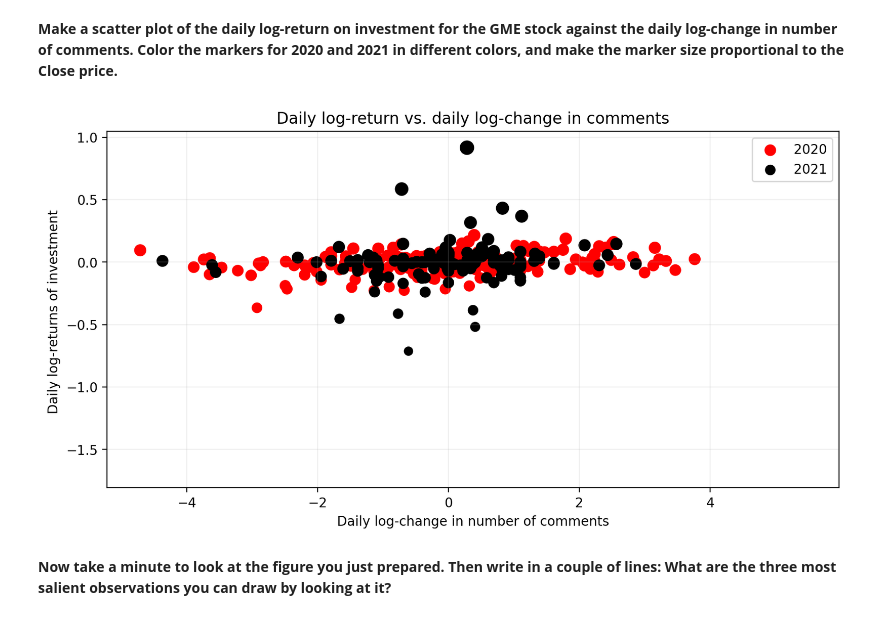
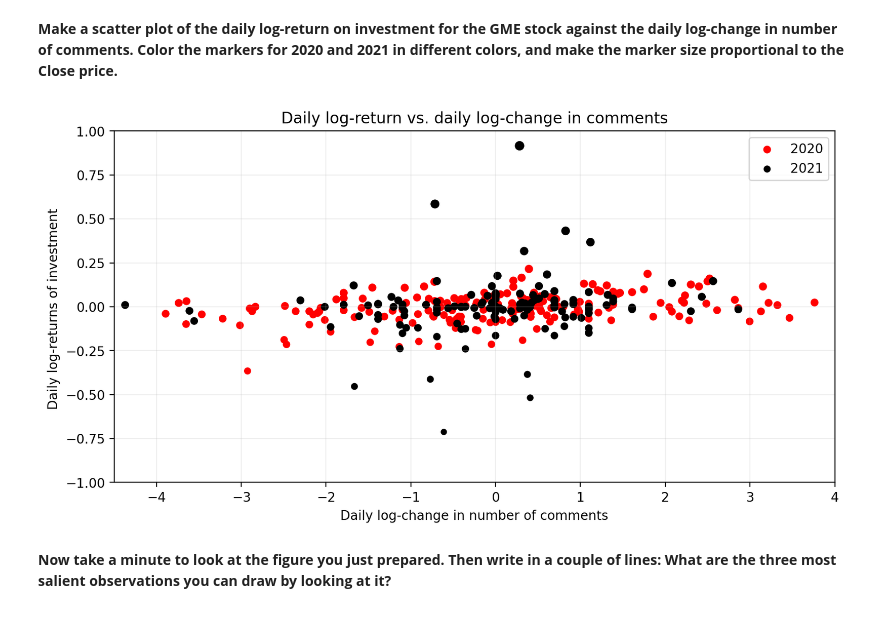
Before and after one commit to TECH-yufu/comsocsci2022-assignment-1, a Jupyter notebook: Assignment1.ipynb, the cells around one changed output. Cells and saved outputs as stored; diff of their text form; code cells hidden in the pictures.

```diff
--- a/Assignment1.ipynb
+++ b/Assignment1.ipynb
@@ -172,23 +172,25 @@ The function stats.pearsonr outputs (correlation coefficient, p-value). The p-va
 # %%
 data = pd.concat([log_daily_returns, log_daily_comments],axis=1)
 
 min_close = np.min(data.Close)
 max_close = np.max(data.Close)
 
-scale = 100
+scale = 40
 data_norm = (data.Close - min_close) / (max_close - min_close)
 colors = {2020:'r', 2021:'k'}
 fig, ax = plt.subplots(figsize=(10,5), dpi=200)
 plt.scatter(data.id[data.id.index.year == 2020], data.Close[data.id.index.year == 2020], c=data[data.id.index.year == 2020].index.year.map(colors), s=data_norm[data.id.index.year == 2020]*scale, label='2020')
 plt.scatter(data.id[data.id.index.year == 2021], data.Close[data.id.index.year == 2021], c=data[data.id.index.year == 2021].index.year.map(colors), s=data_norm[data.id.index.year == 2021]*scale, label='2021')
 plt.title("Daily log-return vs. daily log-change in comments")
 ax.set_xlabel("Daily log-change in number of comments")
 ax.set_ylabel("Daily log-returns of investment ")
+ax.set_xlim(-4.5,4)
+ax.set_ylim(-1,1)
 plt.legend(['2020','2021'])
 plt.grid(alpha = 0.2)
 plt.show()
 # %% [output]
-[figure, old version]
+[figure, new version]
 # %% [markdown]
 **Now take a minute to look at the figure you just prepared. Then write in a couple of lines: What are the three most salient observations you can draw by looking at it?**
 # %% [markdown]
```
